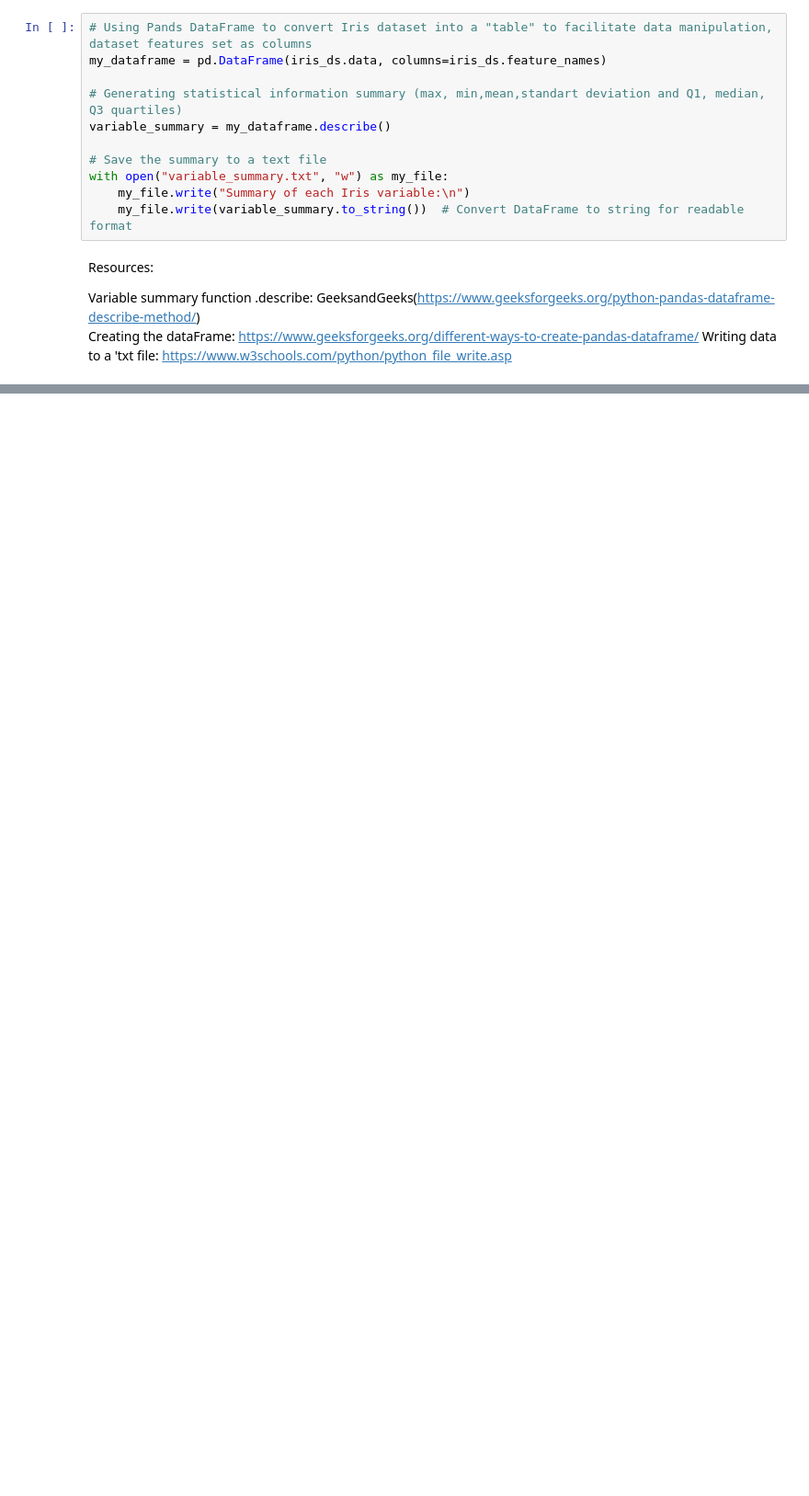
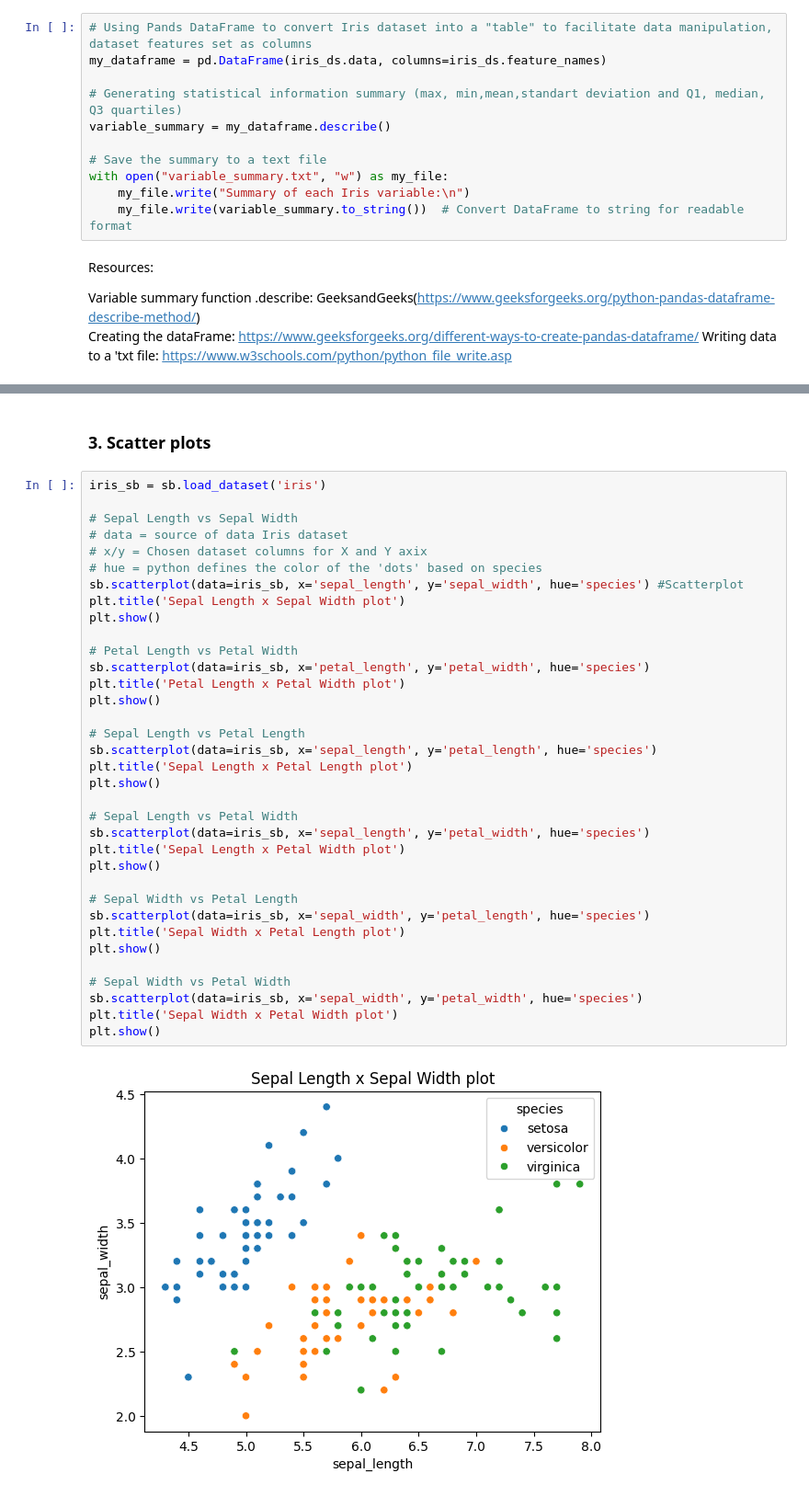
Before and after one commit to vanelyraa/pands-project, a Jupyter notebook: project.ipynb, the cells around one changed output, grey strips where cells are left out. Shown: that part at 92% size. Saved outputs shown, nothing was run; the diff lists cells and outputs as text; blank space fills up the shorter version.

Commit message:
Scatter plots

```diff
--- a/project.ipynb
+++ b/project.ipynb
@@ -82,3 +68,42 @@ Resources:
 Adding grid lines to histogram: https://www.w3schools.com/python/matplotlib_grid.asp
 Iterating through dataframes: https://www.geeksforgeeks.org/loop-or-iterate-over-all-or-certain-columns-of-a-dataframe-in-python-pandas
 Histograms documentation: https://matplotlib.org/stable/gallery/statistics/hist.html
+# %% [markdown]
+### **3. Scatter plots**
+# %%
+iris_sb = sb.load_dataset('iris')
+
+# Sepal Length vs Sepal Width
+# data = source of data Iris dataset
+# x/y = Chosen dataset columns for X and Y axix
+# hue = python defines the color of the 'dots' based on species
+sb.scatterplot(data=iris_sb, x='sepal_length', y='sepal_width', hue='species') #Scatterplot
+plt.title('Sepal Length x Sepal Width plot')
+plt.show()
+
+# Petal Length vs Petal Width
+sb.scatterplot(data=iris_sb, x='petal_length', y='petal_width', hue='species')
+plt.title('Petal Length x Petal Width plot')
+plt.show()
+
+# Sepal Length vs Petal Length
+sb.scatterplot(data=iris_sb, x='sepal_length', y='petal_length', hue='species')
+plt.title('Sepal Length x Petal Length plot')
+plt.show()
+
+# Sepal Length vs Petal Width
+sb.scatterplot(data=iris_sb, x='sepal_length', y='petal_width', hue='species')
+plt.title('Sepal Length x Petal Width plot')
+plt.show()
+
+# Sepal Width vs Petal Length
+sb.scatterplot(data=iris_sb, x='sepal_width', y='petal_length', hue='species')
+plt.title('Sepal Width x Petal Length plot')
+plt.show()
+
+# Sepal Width vs Petal Width
+sb.scatterplot(data=iris_sb, x='sepal_width', y='petal_width', hue='species')
+plt.title('Sepal Width x Petal Width plot')
+plt.show()
+# %% [output]
+[figure, added]
```
Also changed, not shown: parts of 7 cells of this notebook, 4 other files.
